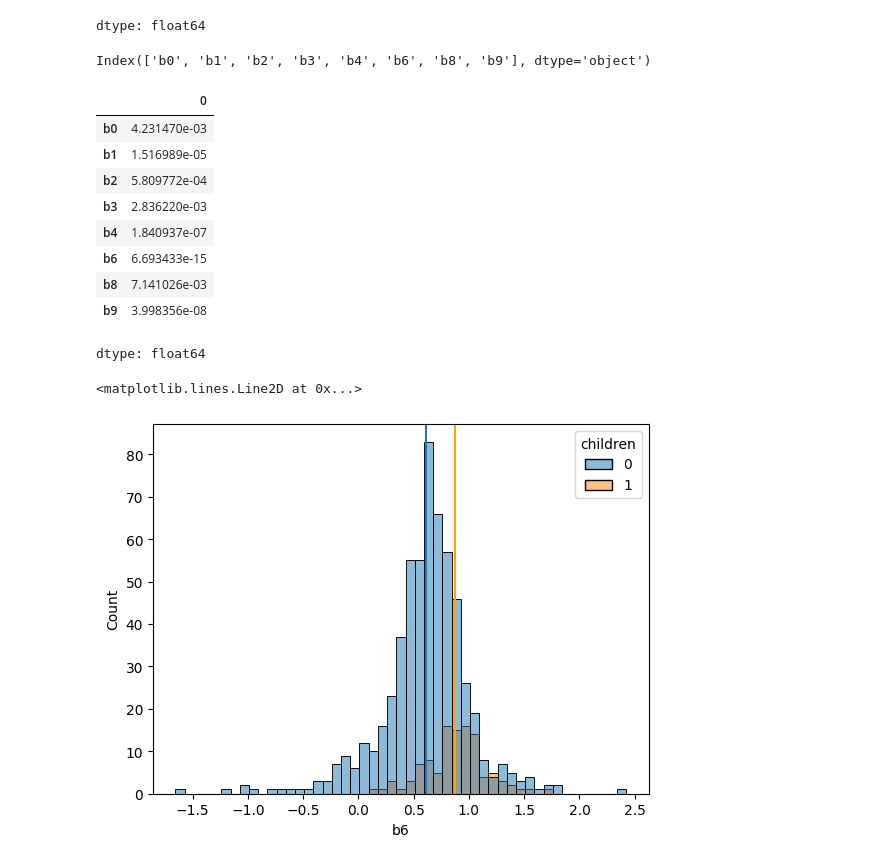
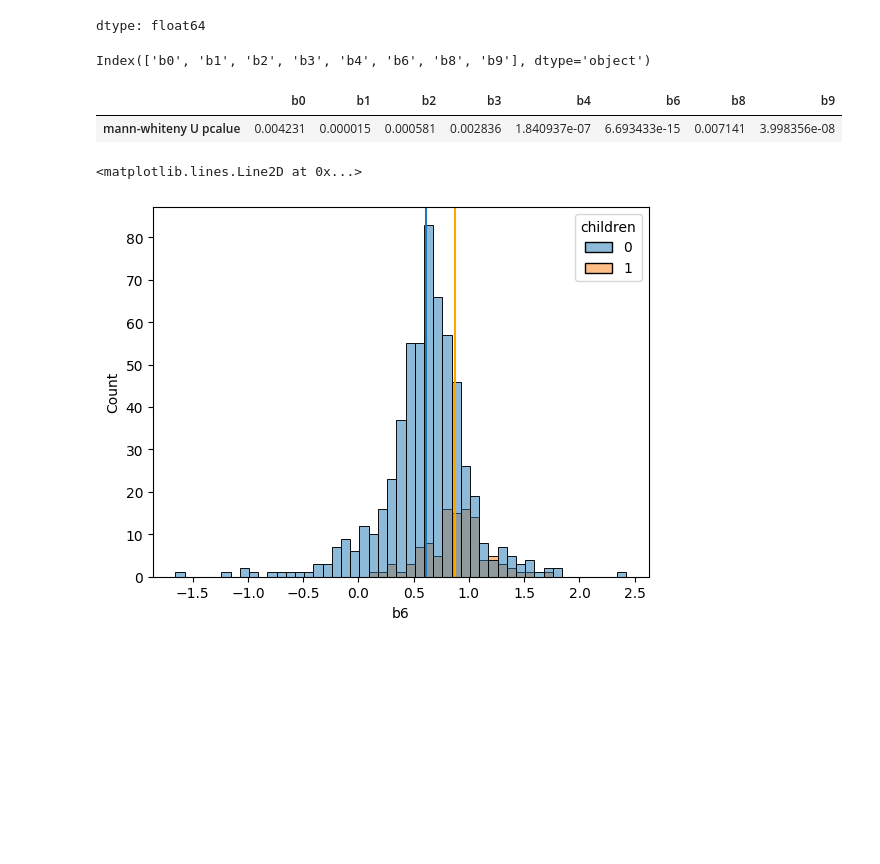
Before and after one commit to sunkusun9/DS_prob1_2510, a Jupyter notebook: prob_solution.ipynb, the cells around one changed output. Drawn from its saved outputs; the diff is of its cells as text; code cells hidden in the pictures; blank space fills up the shorter version.

```diff
--- a/prob_solution.ipynb
+++ b/prob_solution.ipynb
@@ -773,17 +771,19 @@ s_nearest_id.head()
 dtype: int64
 # %%
 s_hitrate = {}
+# 1. 유클리디언 거리 / 2.코사인 거리 / 3. 맨하탄 거리
 for i in ['euclidean', 'cosine', 'cityblock']:
     s_nearest_id = pd.DataFrame(
         squareform(
-            pdist(df_book_coef, metric=i)
-        ) + np.eye(len(df_book_coef)) * 10000, index = df_book_coef.index, columns = df_book_coef.index
+            pdist(df_book_coef, metric = i)
+        ), index = df_book_coef.index, columns = df_book_coef.index
     ).apply(
-        lambda x: x.idxmin()
-    )
+        lambda x: x.loc[x.index != x.name].idxmin(), axis=0
+    ).rename('nearest_id')
     df_books_near = pd.concat([
         df_books,
         s_nearest_id,
+        # pd.Series.map에 key:value 구조(Ex. dict, pd.Series)를 key에 해당하는 값을 value로 만들어 줍니다.
         s_nearest_id.map(df_books['authors']).rename('nearest_authors')
     ], axis = 1).pipe(
         lambda x: x.loc[x.groupby('authors').transform('size') > 1]
@@ -1102,27 +1125,20 @@ dtype: float64
 | b7 | 1.303303e-08 |
 dtype: float64
 # %%
-s_t = (df_kstest_pvalue >= 0.01).all()
+# t-독립 검정의 가정을 만족하지 않는 정규 분포를 따르지 않는 변수를 구합니다.
 s_m = s_t.loc[~s_t].index
 s_m
 # %% [output]
 Index(['b0', 'b1', 'b2', 'b3', 'b4', 'b6', 'b8', 'b9'], dtype='object')
 # %%
+# 비모수 방법인 Mann-Whitney U 검정을 사용하여 파악합니다. (유의 수준 5%)
 s_mann = df_children_B[s_t.loc[s_m].index.tolist()].apply(
     lambda x: mannwhitneyu(x[0], x[1]).pvalue, axis = 0
 )
-s_mann
+s_mann.rename('mann-whiteny U pcalue').to_frame().T
 # %% [output]
-|  | 0 |
-| b0 | 4.231470e-03 |
-| b1 | 1.516989e-05 |
-| b2 | 5.809772e-04 |
-| b3 | 2.836220e-03 |
-| b4 | 1.840937e-07 |
-| b6 | 6.693433e-15 |
-| b8 | 7.141026e-03 |
-| b9 | 3.998356e-08 |
+|  | b0 | b1 | b2 | b3 | b4 | b6 | b8 | b9 |
+| mann-whiteny U pcalue | 0.004231 | 0.000015 | 0.000581 | 0.002836 | 1.840937e-07 | 6.693433e-15 | 0.007141 | 3.998356e-08 |
-dtype: float64
 # %%
 sns.histplot(df_book_ind, x = 'b6', hue = 'children')
 plt.axvline(df_book_ind.loc[df_book_ind['children'] == 0, 'b6'].mean())
```
Also changed, not shown: parts of 34 cells of this notebook.
